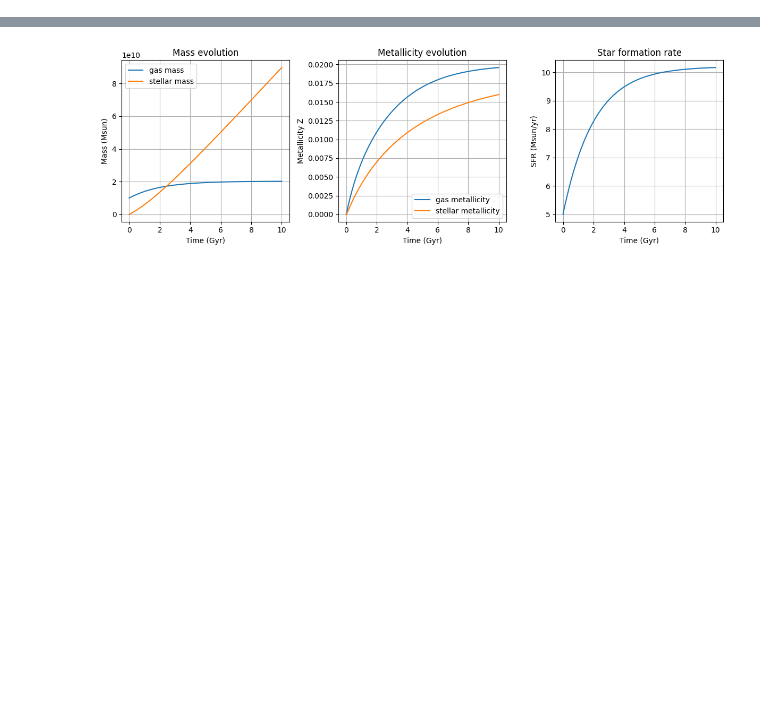
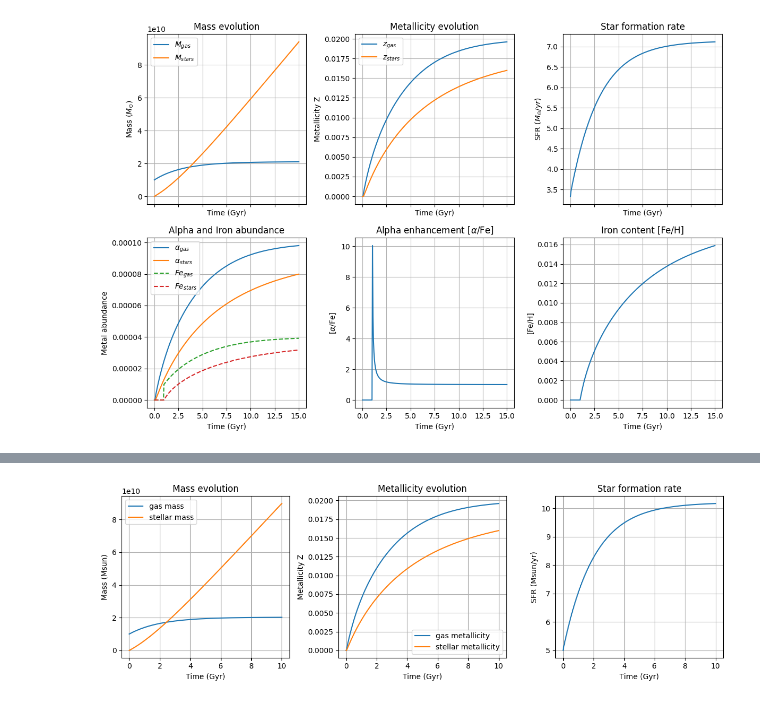
Before and after one commit to kitty-anu/gal_cos, a Jupyter notebook: galaxyevolution.ipynb, the cells around one changed output, grey strips where cells are left out. Drawn from its saved outputs; the diff is of its cells as text; code cells hidden in the pictures; blank space fills up the shorter version.

Commit message:
added alpha and iron element evolution

```diff
--- a/galaxyevolution.ipynb
+++ b/galaxyevolution.ipynb
@@ -133,0 +248,6 @@ gal_test.plot_everything()
+# %%
+spiral = galaxy(dt=0.05, m_gas=1e10, t_ex=3, t_stop=31, infall_rate=7, z_yield=0.02, a_yield=0.005, fe_yield=0.002, f_retain=1)
+spiral.evolution()
+spiral.plot_everything(15)
+# %% [output]
+[figure, added]
```
Also changed, not shown: parts of 11 cells of this notebook.
